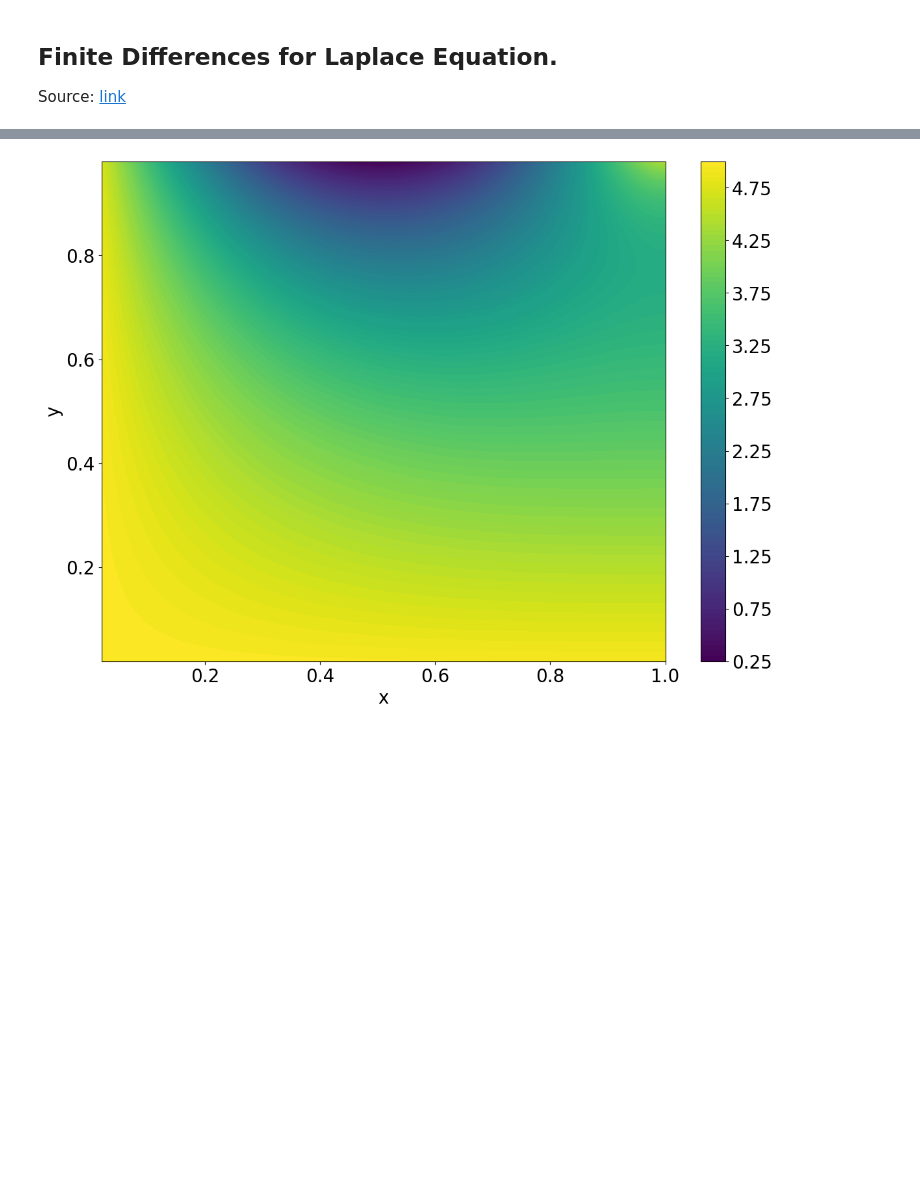
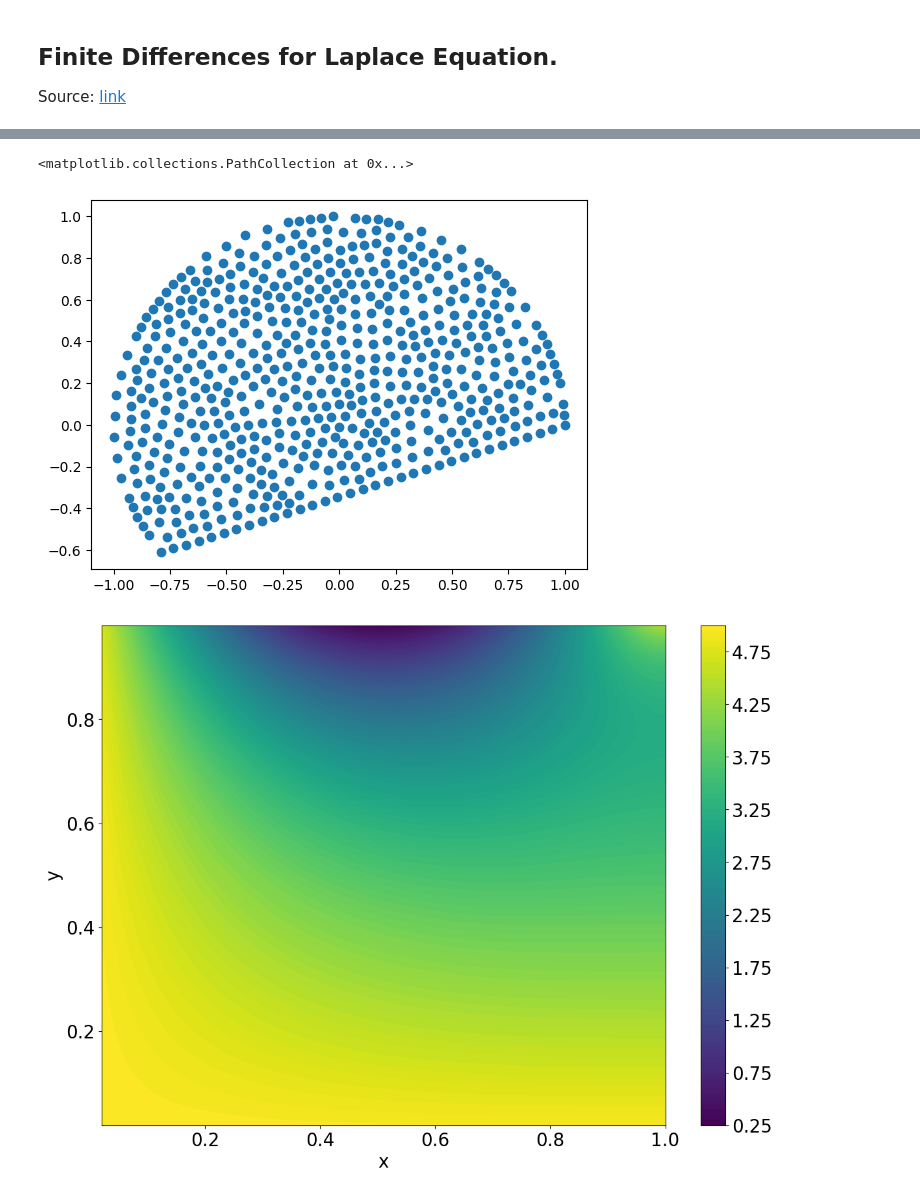
Before and after one commit to emmanuellfc/EM_Tufts_Fall2023, a Jupyter notebook: FiniteDifferences.ipynb, the cells around one changed output, grey strips where cells are left out. Saved outputs shown, nothing was run; the diff lists cells and outputs as text; code cells hidden in the pictures; blank space fills up the shorter version.

```diff
--- a/FiniteDifferences.ipynb
+++ b/FiniteDifferences.ipynb
@@ -5,3 +29,41 @@ Source: [link](https://nbviewer.org/urls/www.numfys.net/media/notebooks/partial_
+# %%
+import pygalmesh
+import numpy as np
+import matplotlib.pyplot as plt
+
+# Test case: Make a ring with edges = 0 as a boundary condition
+R1 = 1
+R2 = 2
+ntheta = 20
+thetas = np.linspace(0,2*2,ntheta,endpoint=False)
+inner_boundary = np.array([ [ R1*np.cos(theta), R1*np.sin(theta) ] for theta in thetas ])
+outer_boundary = np.array([ [ R2*np.cos(theta), R2*np.sin(theta) ] for theta in thetas ])
+
+#plt.scatter([ loc[0] for loc in inner_boundary ],[ loc[1] for loc in inner_boundary ])
+#plt.scatter([ loc[0] for loc in outer_boundary ],[ loc[1] for loc in outer_boundary ])
+
+# The constraints should link our ring points together.
+inner_constraints = [ [n-1,n] for n in range(1,len(inner_boundary)) ] + [[len(inner_boundary)-1,0]]
+outer_constraints = [ [n-1,n] for n in range(1+len(inner_constraints),len(outer_boundary)+len(inner_constraints)) ] + [[len(outer_boundary)+len(inner_boundary)-1,len(inner_boundary)]]
+
+points = inner_boundary#np.concatenate((inner_boundary,outer_boundary))
+constraints = inner_constraints#inner_constraints + outer_constraints
+
+#points = np.array([[0.0, 0.0], [1.0, 0.0], [1.0, 1.0], [0.0, 1.0], [0.25, 0.25], [0.75,0.25], [0.75,0.75], [0.25, 0.75] ])
+#constraints = [[0, 1], [1, 2], [2, 3], [3, 0], [4,5], [5,6], [6,7],[7,4]]
+
+mesh = pygalmesh.generate_2d(
+    points,
+    constraints,
+    max_edge_size=1.0e-1,
+    num_lloyd_steps=10,
+)
+
+locations = mesh.points
+plt.scatter([ loc[0] for loc in locations ],[ loc[1] for loc in locations ])
+# %% [output]
+<matplotlib.collections.PathCollection at 0x...>
+[figure, added]
 # %%
 import matplotlib.pyplot as plt
 import numpy.linalg as linalg
```
Also changed, not shown: parts of 1 cell of this notebook.
